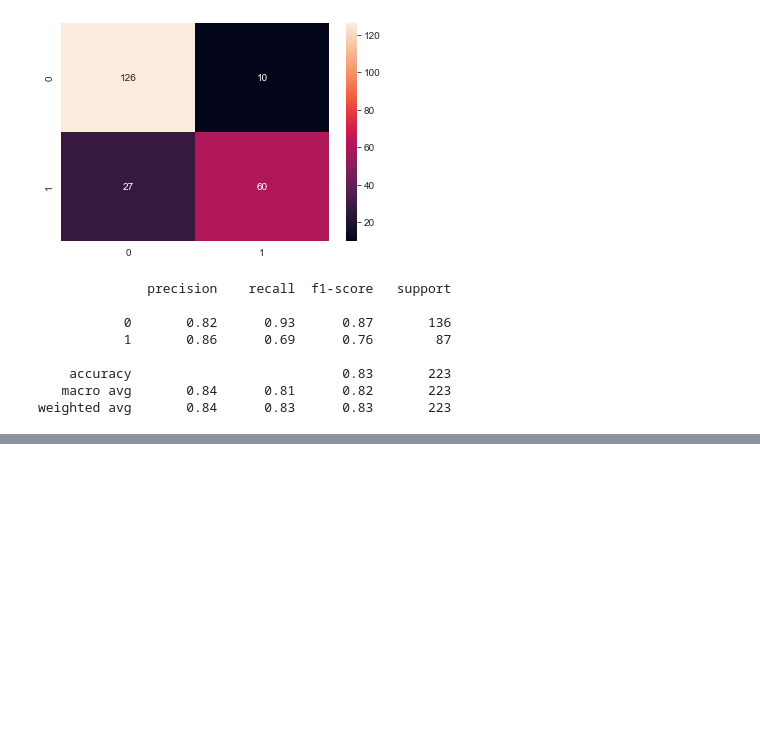
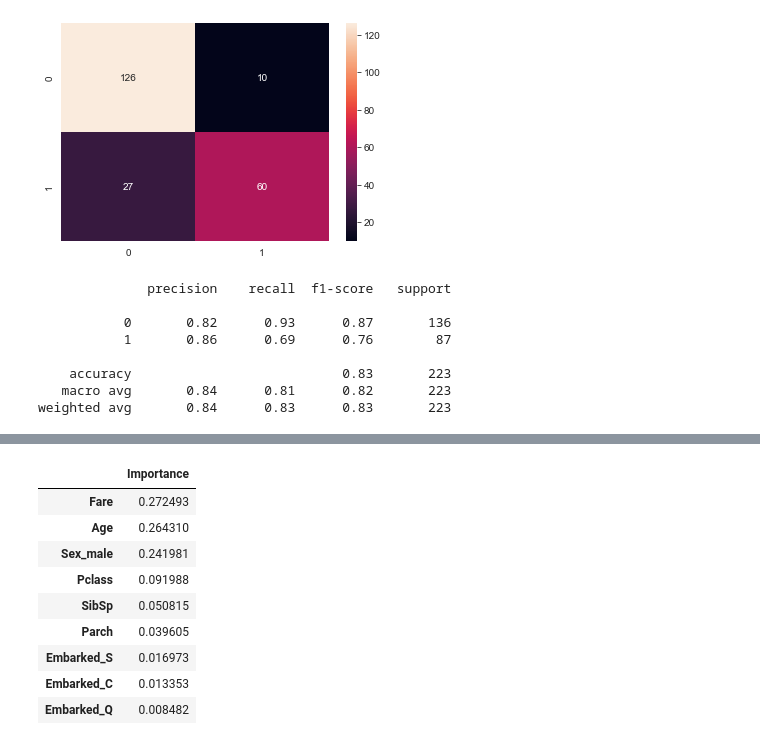
Before and after one commit to hardik812004/training_sep22, a Jupyter notebook: day22/day22_logistic_reg.ipynb, the cells around one changed output, grey strips where cells are left out. Drawn from its saved outputs; the diff is of its cells as text; code cells hidden in the pictures; blank space fills up the shorter version.

```diff
--- a/day22/day22_logistic_reg.ipynb
+++ b/day22/day22_logistic_reg.ipynb
@@ -487,0 +620,5 @@ weighted avg       0.84      0.83      0.83       223
+# %%
+from sklearn.ensemble import RandomForestClassifier
+
+model_rf= RandomForestClassifier().fit(xtrain,ytrain)
+print(classification_report(ytest,model_rf.predict(xtest)))
@@ -487,0 +634,13 @@ weighted avg       0.84      0.83      0.83       223
+# %%
+pd.DataFrame(model_rf.feature_importances_,index=xtrain.columns, columns=['Importance']).sort_values(by='Importance',ascending=False)
+# %% [output]
+|  | Importance |
+| Fare | 0.272493 |
+| Age | 0.264310 |
+| Sex_male | 0.241981 |
+| Pclass | 0.091988 |
+| SibSp | 0.050815 |
+| Parch | 0.039605 |
+| Embarked_S | 0.016973 |
+| Embarked_C | 0.013353 |
+| Embarked_Q | 0.008482 |
```
Also changed, not shown: parts of 17 cells of this notebook, 1 other file.
